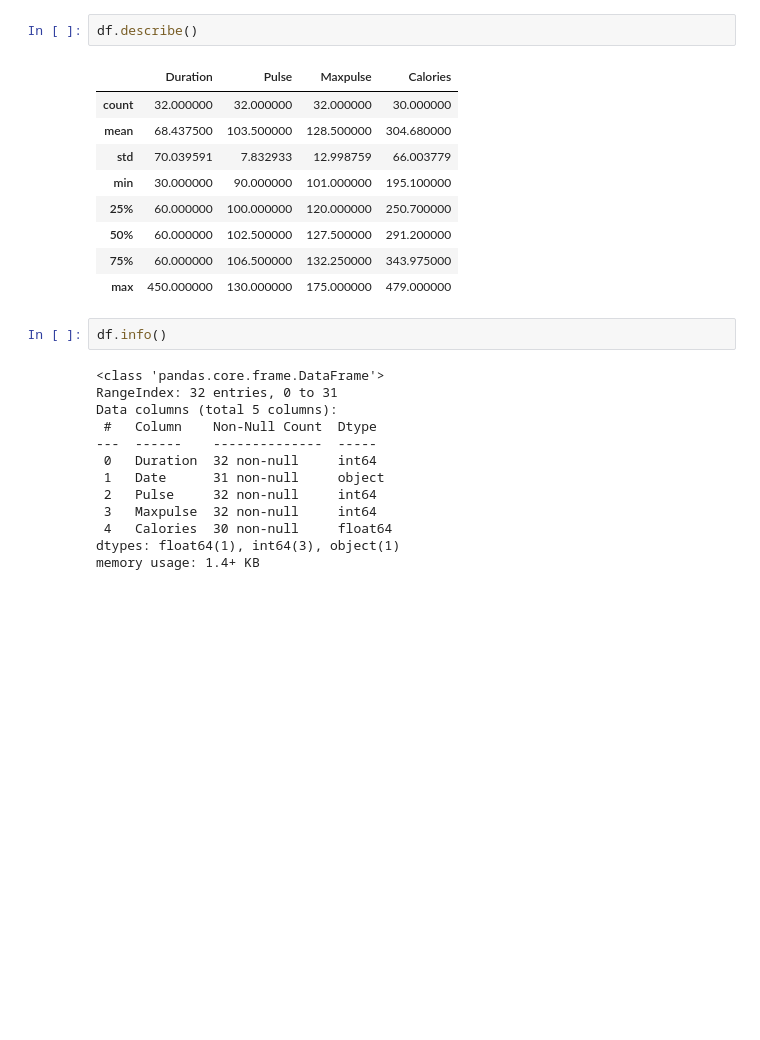
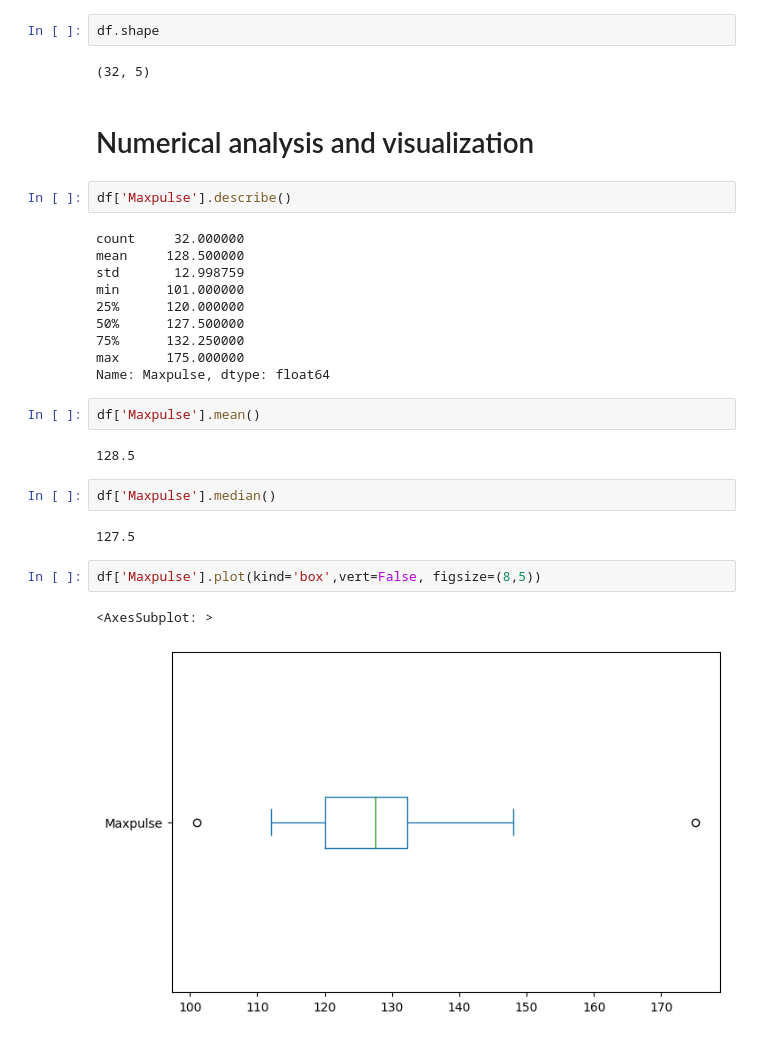
Before and after one commit to moktan456/DataScience_BTN, a Jupyter notebook: data/Data Analysis using Pandas.ipynb, the cells around one changed output. Drawn from its saved outputs; the diff is of its cells as text; blank space fills up the shorter version.

```diff
--- a/data/Data Analysis using Pandas.ipynb
+++ b/data/Data Analysis using Pandas.ipynb
@@ -4,27 +17,31 @@ df = pd.read_csv('Exercise_Record.csv')
+# %%
+df.shape
+# %% [output]
+(32, 5)
+# %% [markdown]
+# Numerical analysis and visualization
 # %%
-df.describe()
+df['Maxpulse'].describe()
 # %% [output]
-|  | Duration | Pulse | Maxpulse | Calories |
-| count | 32.000000 | 32.000000 | 32.000000 | 30.000000 |
-| mean | 68.437500 | 103.500000 | 128.500000 | 304.680000 |
-| std | 70.039591 | 7.832933 | 12.998759 | 66.003779 |
-| min | 30.000000 | 90.000000 | 101.000000 | 195.100000 |
-| 25% | 60.000000 | 100.000000 | 120.000000 | 250.700000 |
-| 50% | 60.000000 | 102.500000 | 127.500000 | 291.200000 |
-| 75% | 60.000000 | 106.500000 | 132.250000 | 343.975000 |
-| max | 450.000000 | 130.000000 | 175.000000 | 479.000000 |
+count     32.000000
+mean     128.500000
+std       12.998759
+min      101.000000
+25%      120.000000
+50%      127.500000
+75%      132.250000
+max      175.000000
+Name: Maxpulse, dtype: float64
-# %%
-df.info()
-# %% [output]
-<class 'pandas.core.frame.DataFrame'>
-RangeIndex: 32 entries, 0 to 31
-Data columns (total 5 columns):
- #   Column    Non-Null Count  Dtype
----  ------    --------------  -----
- 0   Duration  32 non-null     int64
- 1   Date      31 non-null     object
- 2   Pulse     32 non-null     int64
- 3   Maxpulse  32 non-null     int64
- 4   Calories  30 non-null     float64
-dtypes: float64(1), int64(3), object(1)
-memory usage: 1.4+ KB
+# %%
+df['Maxpulse'].mean()
+# %% [output]
+128.5
+# %%
+df['Maxpulse'].median()
+# %% [output]
+127.5
+# %%
+df['Maxpulse'].plot(kind='box',vert=False, figsize=(8,5))
+# %% [output]
+<AxesSubplot: >
+[figure, added]
```
Also changed, not shown: parts of 5 cells of this notebook.
